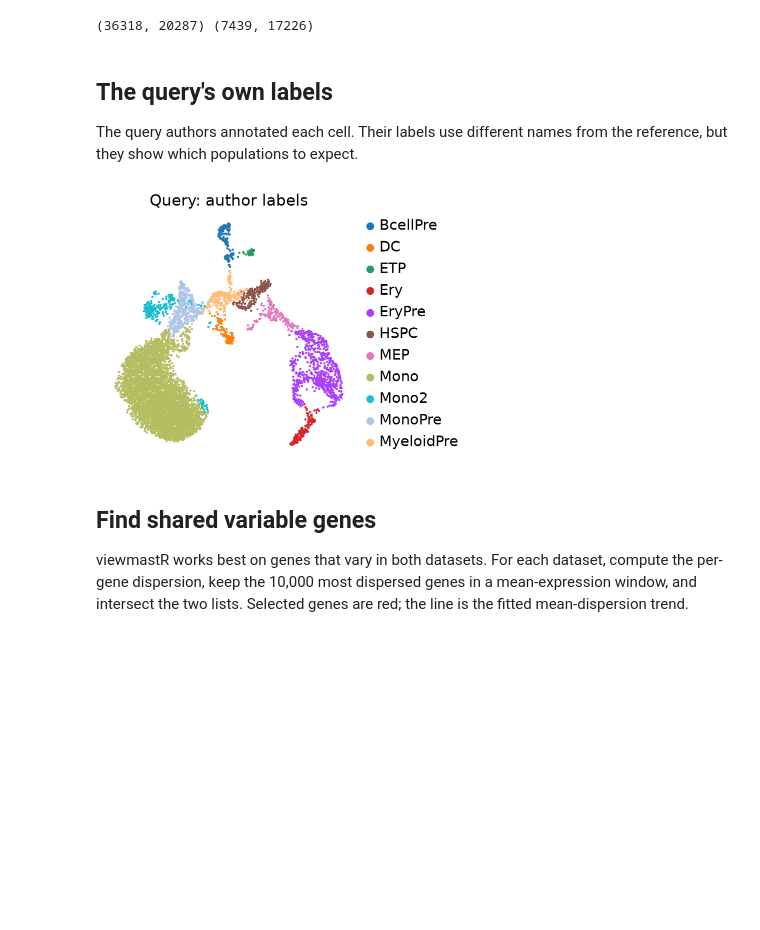
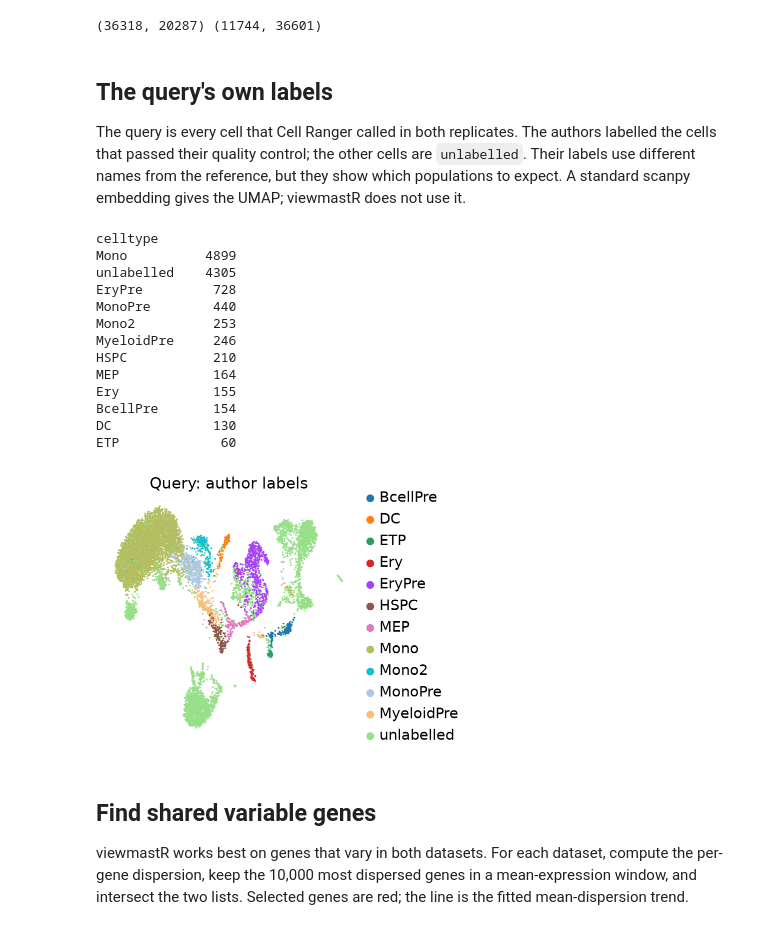
Before and after one commit to jacob-greene/py-viewmastR, a Jupyter notebook: tutorials/01_how_to.ipynb, the cells around one changed output. Saved outputs shown, nothing was run; the diff lists cells and outputs as text; code cells hidden in the pictures; blank space fills up the shorter version.

```diff
--- a/tutorials/01_how_to.ipynb
+++ b/tutorials/01_how_to.ipynb
@@ -32,19 +32,44 @@ import tutorial_data as td
 sc.set_figure_params(dpi=80, frameon=False)
 label = td.config().get("greenleaf_label", "celltype")
 ref = td.greenleaf_reference()
-query = td.multiome_rna("bm")
+query = td.bm_tcelldep_full()
 print(ref.shape, query.shape)
 # %% [output]
-(36318, 20287) (7439, 17226)
+(36318, 20287) (11744, 36601)
 # %% [markdown]
 ## The query's own labels
 
-The query authors annotated each cell. Their labels use different names from the
-reference, but they show which populations to expect.
+The query is every cell that Cell Ranger called in both replicates. The authors labelled
+the cells that passed their quality control; the other cells are `unlabelled`. Their
+labels use different names from the reference, but they show which populations to expect.
+A standard scanpy embedding gives the UMAP; viewmastR does not use it.
-# %%
-sc.pl.umap(query, color="celltype", title="Query: author labels")
-# %% [output]
-[figure, removed]
+# %%
+emb = query.copy()
+sc.pp.normalize_total(emb)
+sc.pp.log1p(emb)
+sc.pp.highly_variable_genes(emb, n_top_genes=2000)
+sc.pp.pca(emb, n_comps=30, mask_var="highly_variable")
+sc.pp.neighbors(emb)
+sc.tl.umap(emb, random_state=0)
+query.obsm["X_umap"] = emb.obsm["X_umap"]
+del emb
+print(query.obs["celltype"].value_counts().to_string())
+sc.pl.umap(query, color="celltype", title="Query: author labels")
+# %% [output]
+celltype
+Mono          4899
+unlabelled    4305
+EryPre         728
+MonoPre        440
+Mono2          253
+MyeloidPre     246
+HSPC           210
+MEP            164
+Ery            155
+BcellPre       154
+DC             130
+ETP             60
+[figure, added]
 # %% [markdown]
 ## Find shared variable genes
 
```
Also changed, not shown: parts of 6 cells of this notebook, 2 other files.
